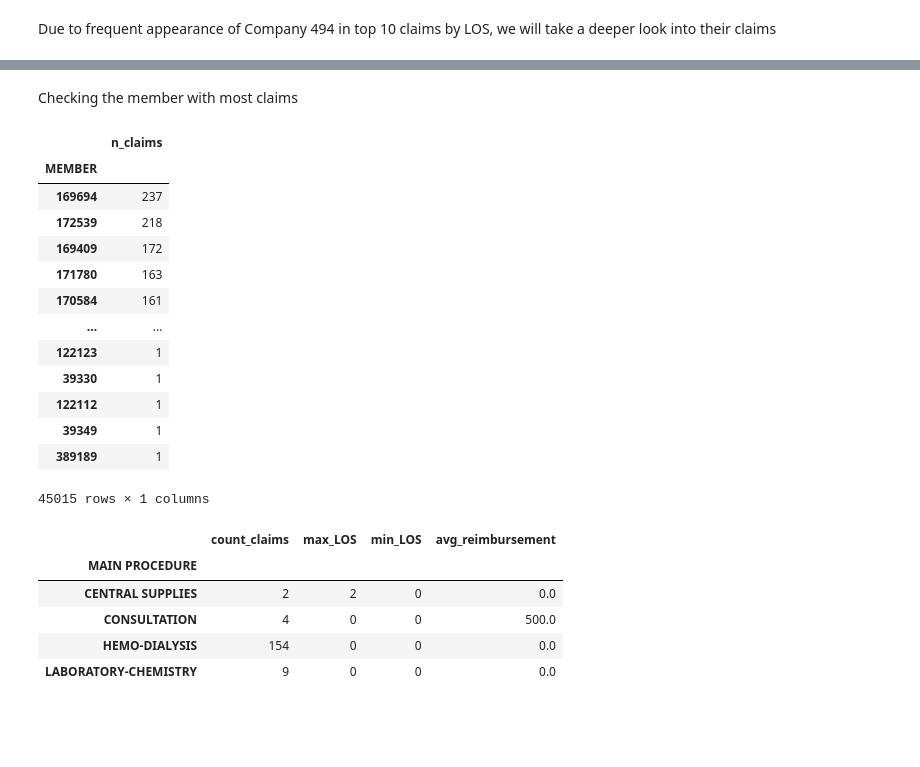
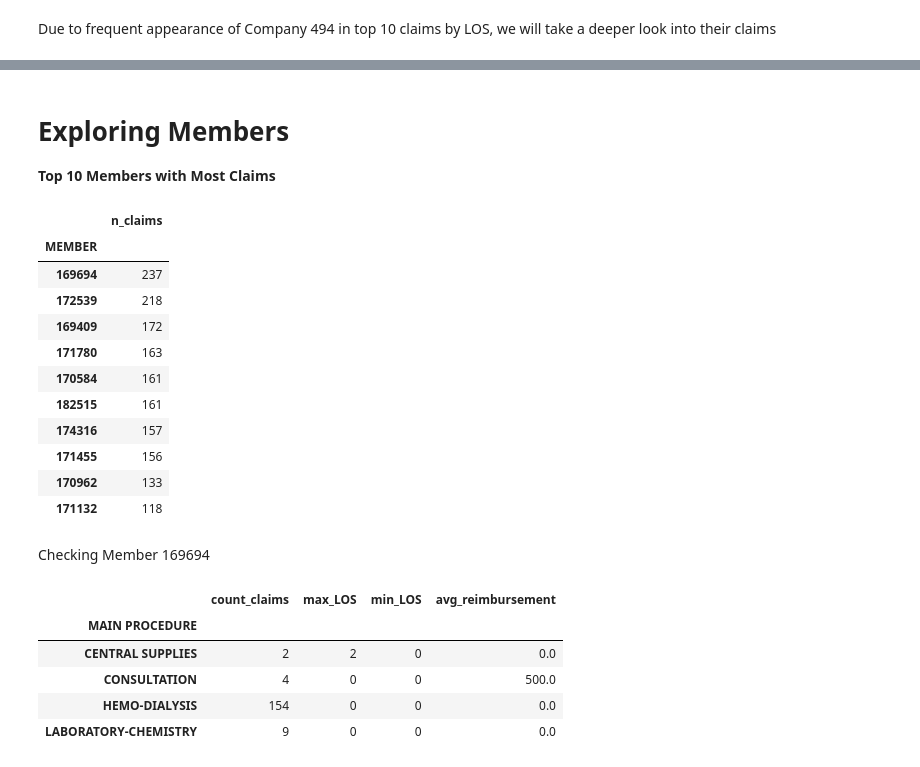
Before and after one commit to dgalian/FTW_B7, a Jupyter notebook: Capstone/Capstone_EDA.ipynb, the cells around one changed output, grey strips where cells are left out. Cells and saved outputs as stored; diff of their text form; code cells hidden in the pictures; blank space fills up the shorter version.

```diff
--- a/Capstone/Capstone_EDA.ipynb
+++ b/Capstone/Capstone_EDA.ipynb
@@ -149,0 +195,3 @@ Exploring top 10 Companies with most claims
+# %%
+claims['subclaim_investigate'] = np.where(((claims['SUBCLAIM TYPE']=='EMERGENCY') | (claims['SUBCLAIM TYPE']=='MEDICAL') | (claims['SUBCLAIM TYPE']=='SURGICAL')), 1, 0)
+sns.scatterplot(x='COVERED AMOUNT',y='GROSS AMOUNT', data=claims,hue='subclaim_investigate')
@@ -251,22 +349,24 @@ claims['IP'] = np.where(((claims['CLAIM TYPE']=='IP') | (claims['CLAIM TYPE']=='
-# %% [markdown]
-Checking the member with most claims
+# %% [markdown]
+# Exploring Members
+
+**Top 10 Members with Most Claims**
 # %%
-claims.groupby('MEMBER').agg(n_claims = ('CLAIM TYPE','count')).sort_values('n_claims',ascending=False)
+claims.groupby('MEMBER').agg(n_claims = ('CLAIM TYPE','count')).sort_values('n_claims',ascending=False).head(10)
 # %% [output]
 |  | n_claims |
 | MEMBER |  |
 | 169694 | 237 |
 | 172539 | 218 |
 | 169409 | 172 |
 | 171780 | 163 |
 | 170584 | 161 |
-| ... | ... |
-| 122123 | 1 |
-| 39330 | 1 |
-| 122112 | 1 |
-| 39349 | 1 |
-| 389189 | 1 |
+| 182515 | 161 |
+| 174316 | 157 |
+| 171455 | 156 |
+| 170962 | 133 |
+| 171132 | 118 |
-45015 rows × 1 columns
+# %% [markdown]
+Checking Member 169694
 # %%
 member = claims.loc[claims['MEMBER'] == 169694]
 member.groupby('MAIN PROCEDURE').agg(
```
Also changed, not shown: parts of 28 cells of this notebook.
